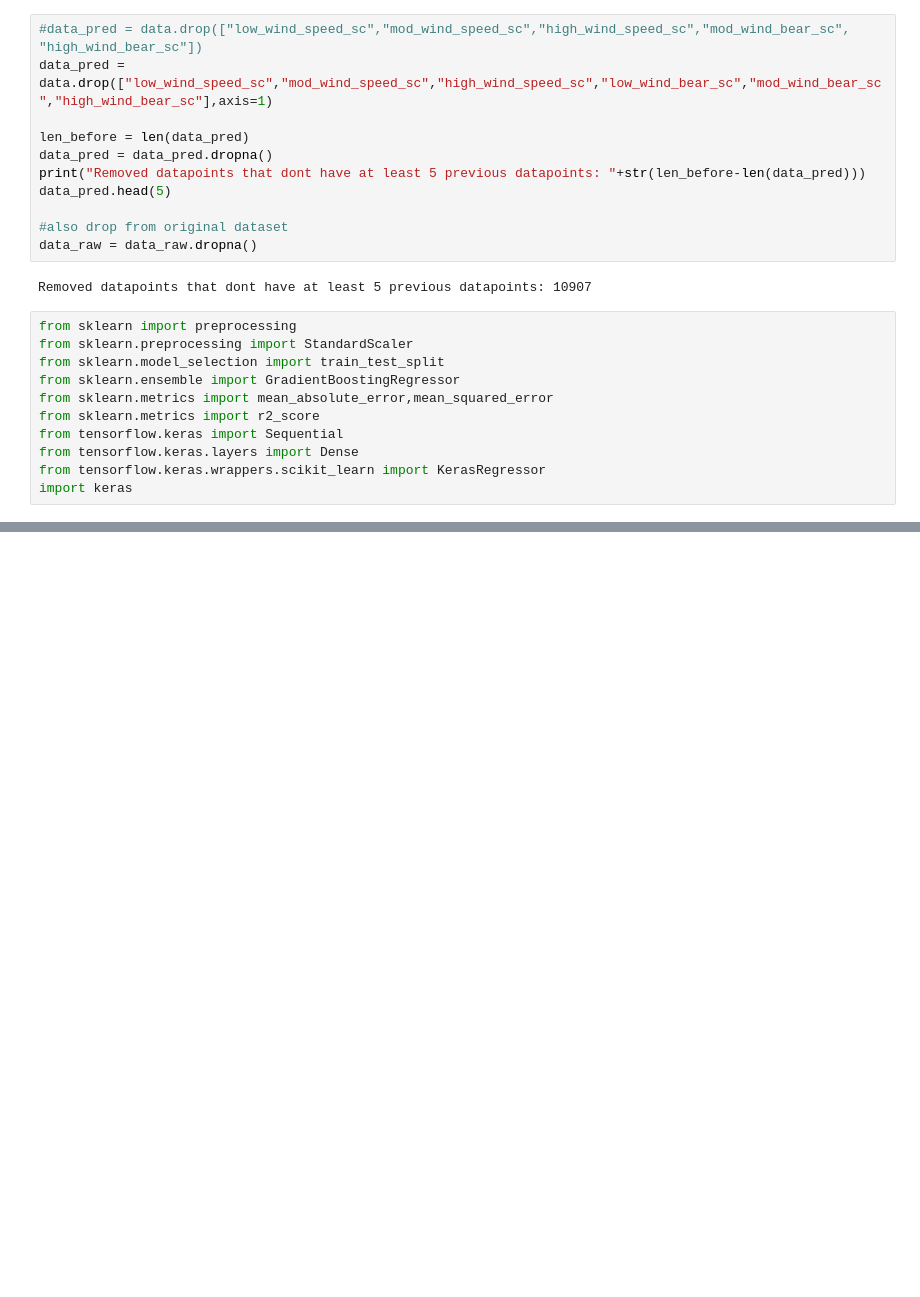
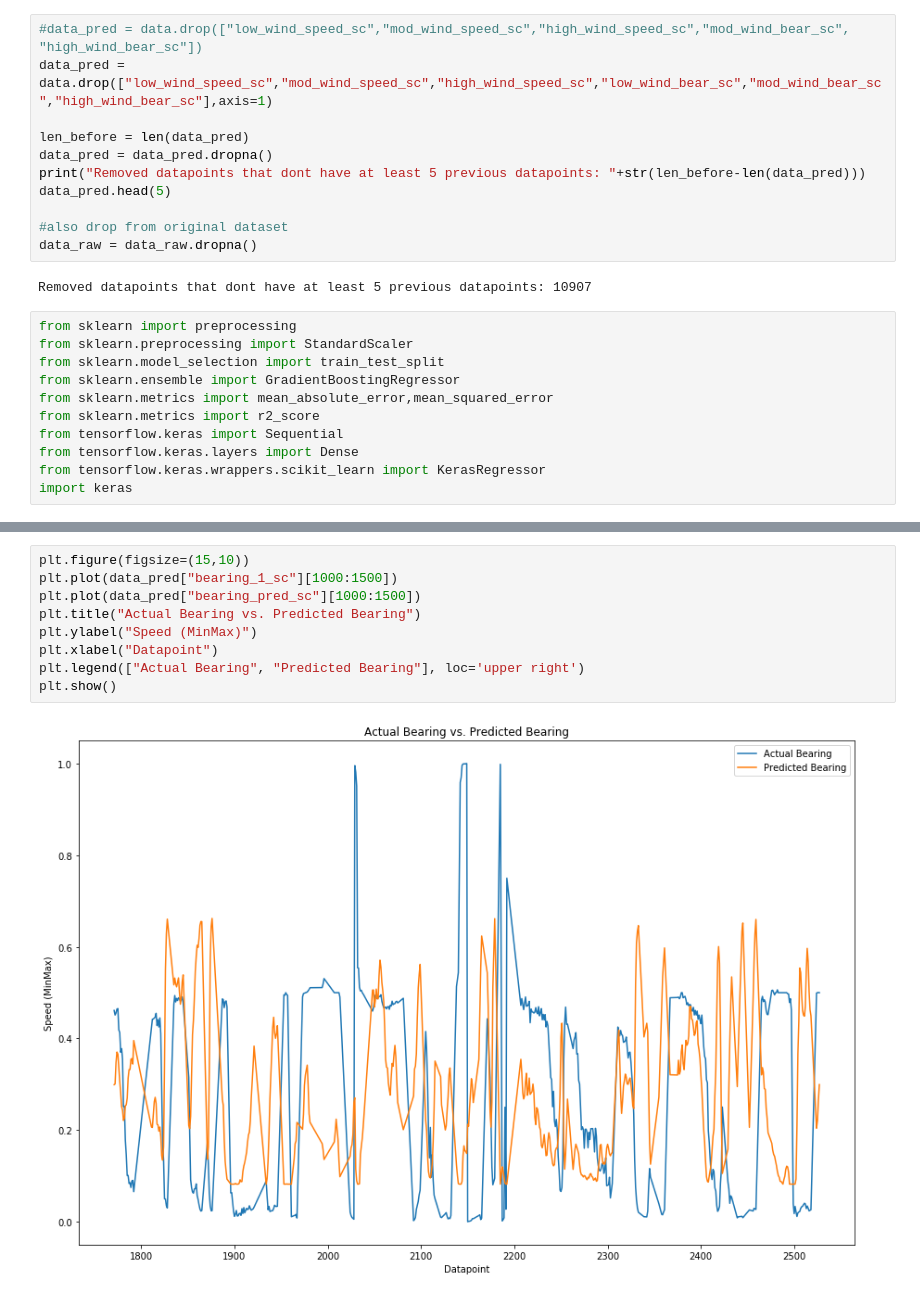
Before and after one commit to simon-donike/eot_machine_learning, a Jupyter notebook: hurricanes.ipynb, the cells around one changed output, grey strips where cells are left out. Drawn from its saved outputs; the diff is of its cells as text; blank space fills up the shorter version.

```diff
--- a/hurricanes.ipynb
+++ b/hurricanes.ipynb
@@ -945,0 +972,11 @@ bearing_pred = model_bearing.predict(X_test_bearing)
+# %%
+plt.figure(figsize=(15,10))
+plt.plot(data_pred["bearing_1_sc"][1000:1500])
+plt.plot(data_pred["bearing_pred_sc"][1000:1500])
+plt.title("Actual Bearing vs. Predicted Bearing")
+plt.ylabel("Speed (MinMax)")
+plt.xlabel("Datapoint")
+plt.legend(["Actual Bearing", "Predicted Bearing"], loc='upper right')
+plt.show()
+# %% [output]
+[figure, added]
```
Also changed, not shown: parts of 11 cells of this notebook, 1 other file.
